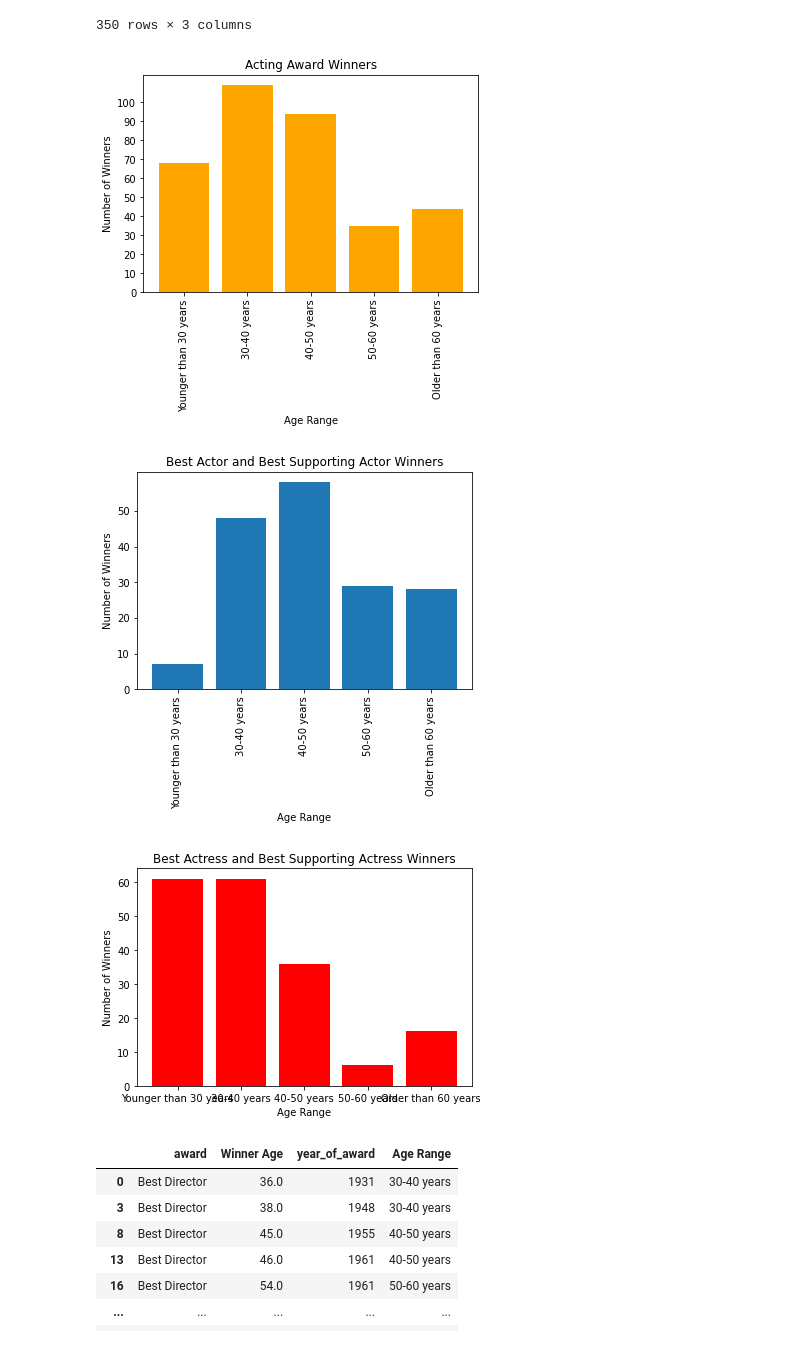
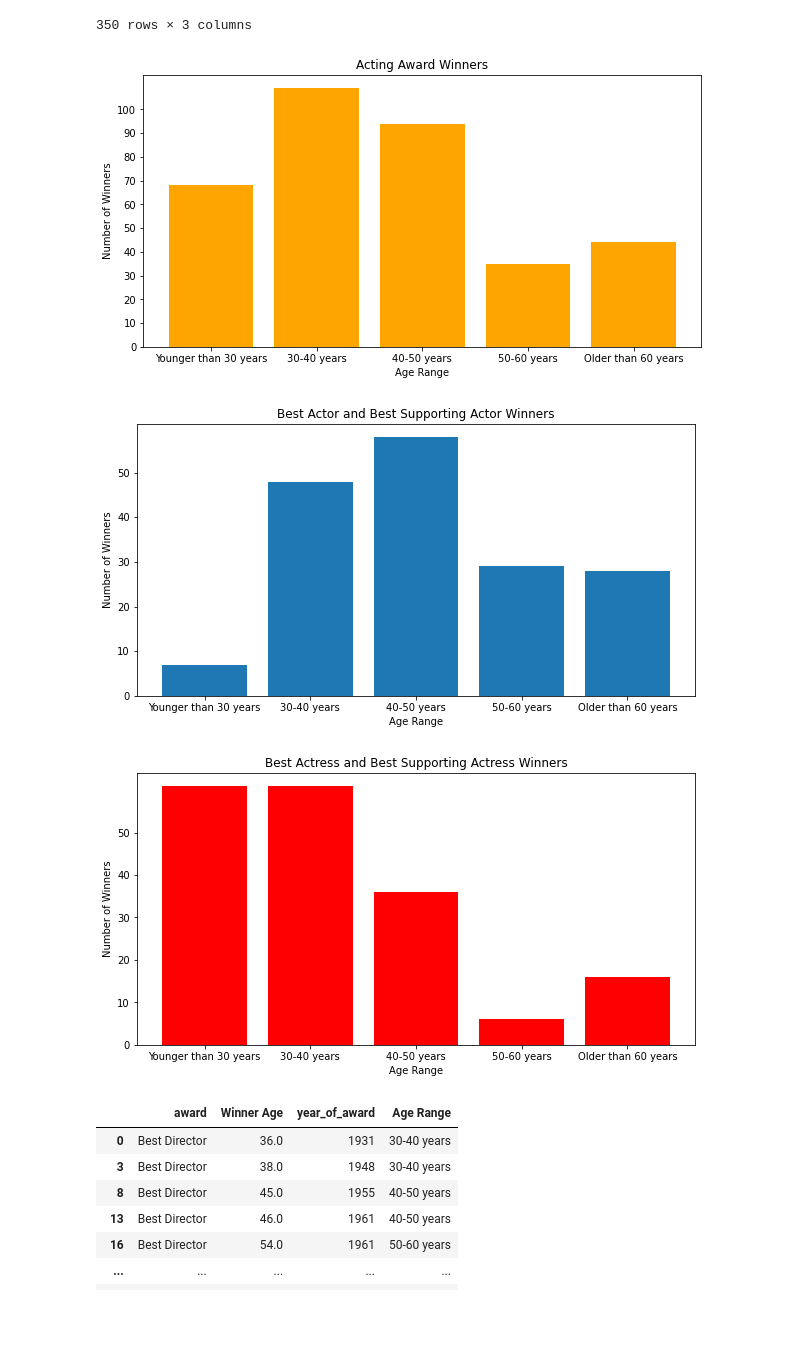
Before and after one commit to williamwall96/project_01, a Jupyter notebook: Age_Analysis/Age_Analysis2.ipynb, the cells around one changed output. Drawn from its saved outputs; the diff is of its cells as text; code cells hidden in the pictures; blank space fills up the shorter version.

```diff
--- a/Age_Analysis/Age_Analysis2.ipynb
+++ b/Age_Analysis/Age_Analysis2.ipynb
@@ -4,7 +4,7 @@ import numpy as np
 import matplotlib.pyplot as plt
 # %%
 #pull in demographic info
-csv_path = "Oscars-demographics-DFE.csv"
+csv_path = "../Resources/Oscars-demographics-DFE.csv"
 oscar_data = pd.read_csv(csv_path, encoding = "cp1252")
 oscar_data.head()
 # %% [output]
@@ -60,7 +60,7 @@ age_data["Year"] = age_data["Year"].replace(['09', '14', '32', '46', '57', '23',
 age_data["Winner DOB"]= pd.to_datetime(age_data[["Day","Month","Year"]])
 # %%
 #add in award show date data and merge with age data
-date_data_path = "Show_Dates.csv"
+date_data_path = "../Resources/Show_Dates.csv"
 date_data = pd.read_csv(date_data_path)
 age_data = pd.merge(age_data,date_data,on="year_of_award")
 # %%
@@ -130,46 +130,48 @@ actress_agebins = pd.DataFrame(actress_awards.groupby("Age Range")["Age Range"].
 # %%
 #plot acting award age data
 act_age = acting_agebins.index
 act_count = acting_agebins["Age Range"]
 
+plt.figure(figsize=(10,5))
 plt.bar(act_age,act_count, color = "orange")
 plt.xlabel("Age Range")
 plt.ylabel("Number of Winners")
 plt.title("Acting Award Winners")
-plt.xticks(rotation = 90)
 plt.yticks(np.arange(0,max(act_count),10))
 
 plt.savefig("Acting Age Range Chart.png")
 # %% [output]
-[figure, old version]
+[figure, new version]
 # %%
 #plot best actor and best supp actor age data
 actor_age = actor_agebins.index
 actor_count = actor_agebins["Age Range"]
 
+plt.figure(figsize=(10,5))
 actor_chart = plt.bar(actor_age,actor_count)
 plt.xlabel("Age Range")
 plt.ylabel("Number of Winners")
 plt.title("Best Actor and Best Supporting Actor Winners")
-plt.xticks(rotation = 90)
 plt.yticks(np.arange(0,max(actor_count),10))
 
 plt.savefig("Actor Age Range Chart.png")
 # %% [output]
-[figure, old version]
+[figure, new version]
 # %%
 #plot best actress and best supp actress age data
 actress_age = actress_agebins.index
 actress_count = actress_agebins["Age Range"]
 
+plt.figure(figsize=(10,5))
 plt.bar(actress_age,actress_count, color = "red")
 plt.xlabel("Age Range")
 plt.ylabel("Number of Winners")
 plt.title("Best Actress and Best Supporting Actress Winners")
+plt.yticks(np.arange(0,max(actor_count),10))
 
 plt.savefig("Actress Age Range Chart.png")
 # %% [output]
-[figure, old version]
+[figure, new version]
 # %%
 #apply age range to director awards
 direct_awards = age_data.loc[age_data["award"].isin(["Best Director"]),["award","Winner Age","year_of_award"]]
```
Also changed, not shown: parts of 4 cells of this notebook.
